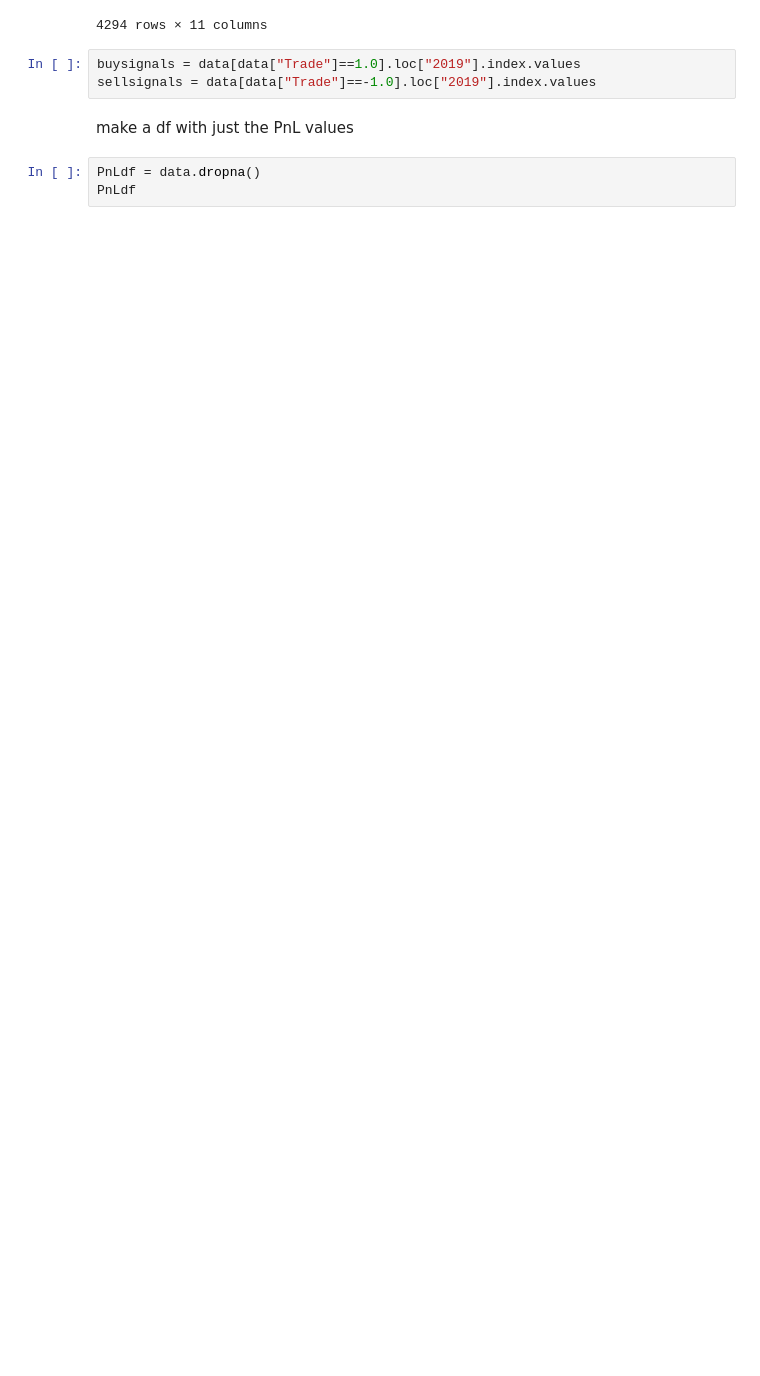
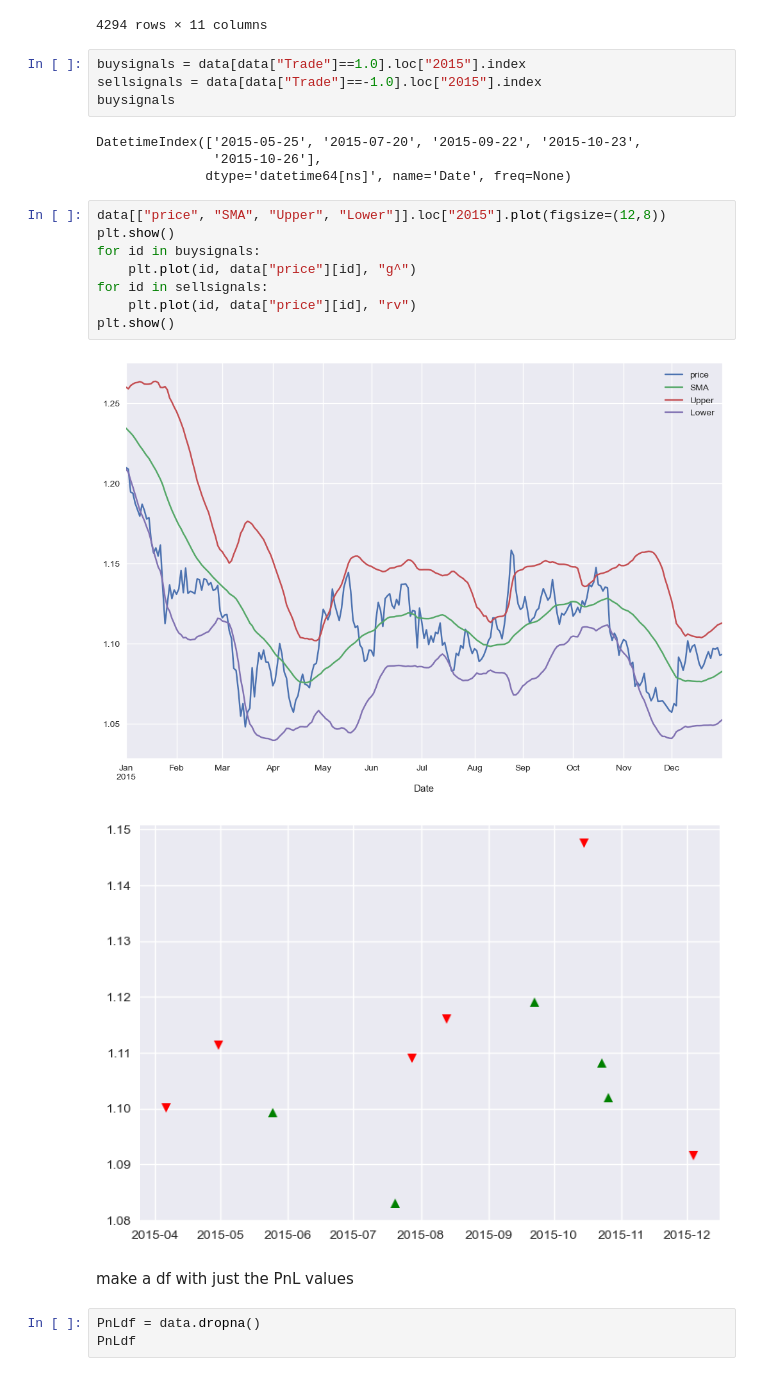
Before and after one commit to akiraawan/Algorithmic_Trading, a Jupyter notebook: Notebooks/BasicMeanReversionStrategy.ipynb, the cells around one changed output. Drawn from its saved outputs; the diff is of its cells as text; blank space fills up the shorter version.

```diff
--- a/Notebooks/BasicMeanReversionStrategy.ipynb
+++ b/Notebooks/BasicMeanReversionStrategy.ipynb
@@ -336,8 +336,24 @@ data
 | 2022-09-05 | 0.990943 | -0.004320 | 1.012002 | 0.987746 | 1.036259 | -0.021060 | 0.0 | -0.004320 | -1.0 | -0.990943 | ... |
 4294 rows × 11 columns
 # %%
-buysignals = data[data["Trade"]==1.0].loc["2019"].index.values
-sellsignals = data[data["Trade"]==-1.0].loc["2019"].index.values
+buysignals = data[data["Trade"]==1.0].loc["2015"].index
+sellsignals = data[data["Trade"]==-1.0].loc["2015"].index
+buysignals
+# %% [output]
+DatetimeIndex(['2015-05-25', '2015-07-20', '2015-09-22', '2015-10-23',
+               '2015-10-26'],
+              dtype='datetime64[ns]', name='Date', freq=None)
+# %%
+data[["price", "SMA", "Upper", "Lower"]].loc["2015"].plot(figsize=(12,8))
+plt.show()
+for id in buysignals:
+    plt.plot(id, data["price"][id], "g^")
+for id in sellsignals:
+    plt.plot(id, data["price"][id], "rv")
+plt.show()
+# %% [output]
+[figure, added]
+[figure, added]
 # %% [markdown]
 make a df with just the PnL values
 # %%
```
Also changed, not shown: parts of 1 cell of this notebook, 1 other file.
